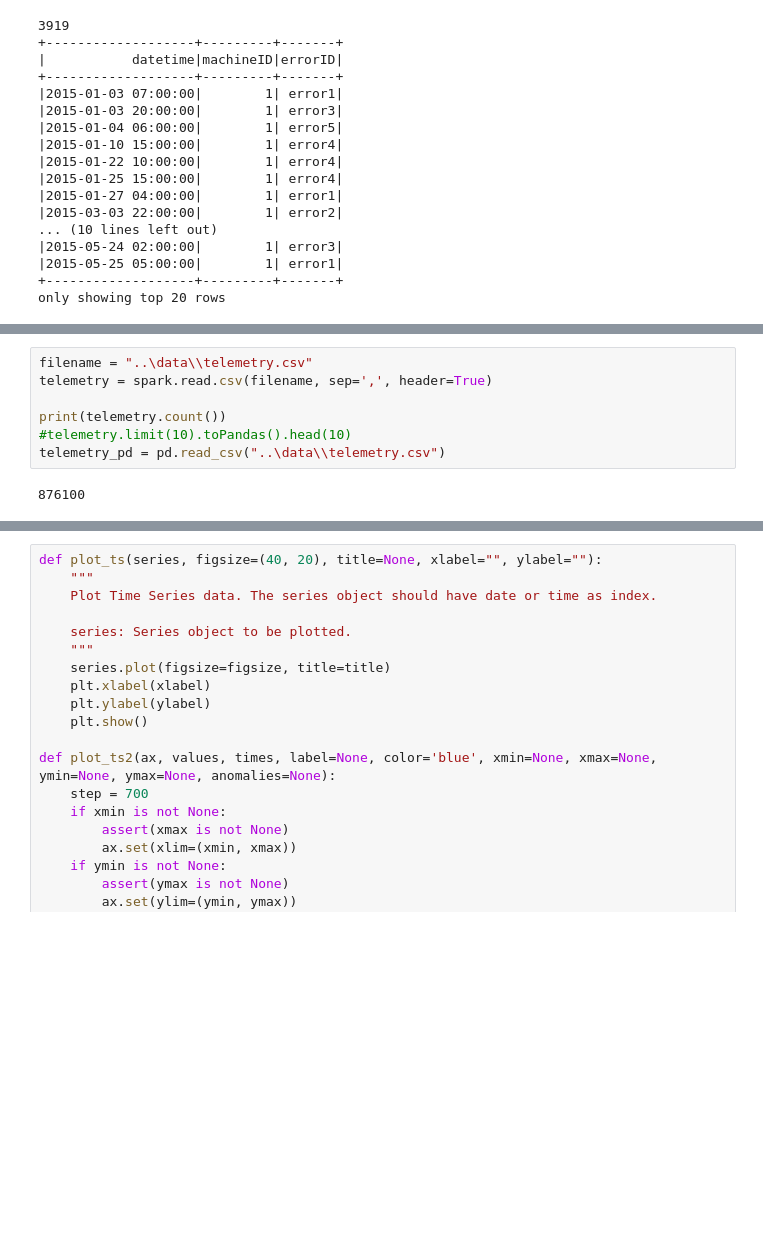
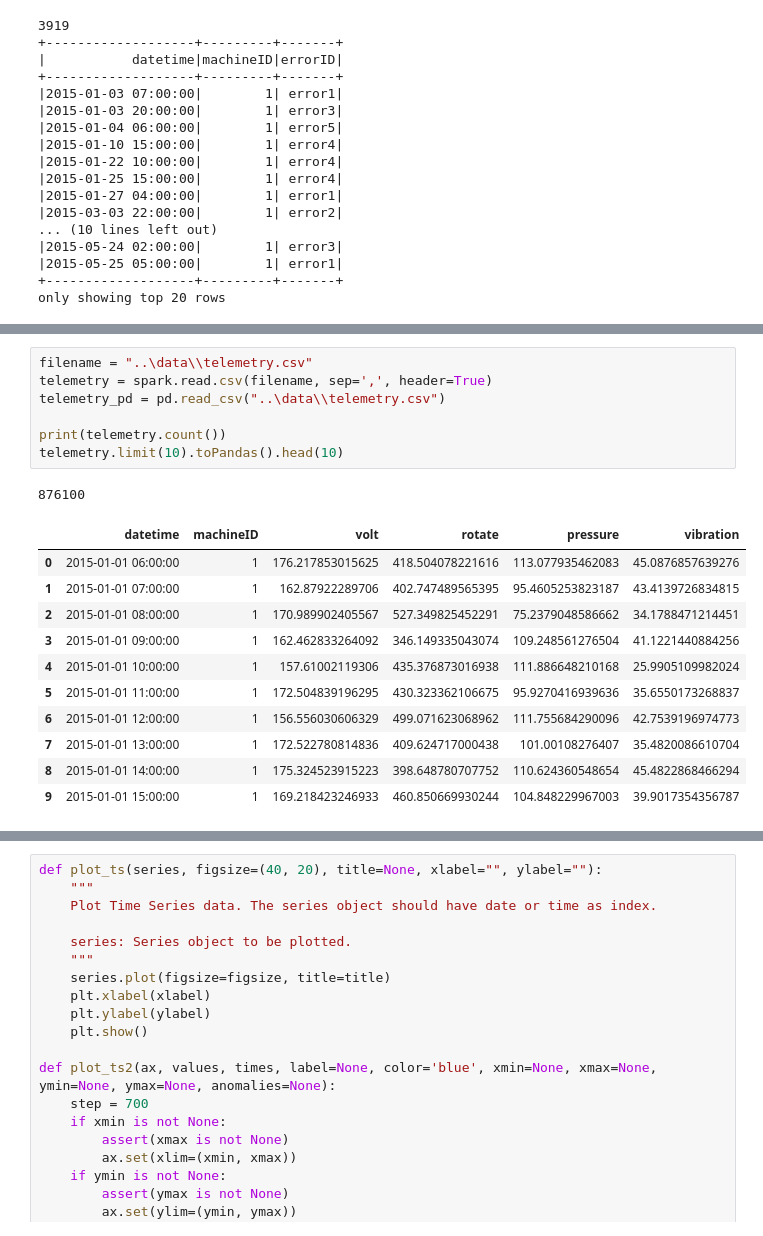
Before and after one commit to VisusAdAstra/Soen471, a Jupyter notebook: code/prototype.ipynb, the cells around one changed output, grey strips where cells are left out. Drawn from its saved outputs; the diff is of its cells as text; blank space fills up the shorter version.

```diff
--- a/code/prototype.ipynb
+++ b/code/prototype.ipynb
@@ -137,9 +138,20 @@ only showing top 20 rows
 # %%
 filename = "..\data\\telemetry.csv"
 telemetry = spark.read.csv(filename, sep=',', header=True)
+telemetry_pd = pd.read_csv("..\data\\telemetry.csv")
 
 print(telemetry.count())
-#telemetry.limit(10).toPandas().head(10)
-telemetry_pd = pd.read_csv("..\data\\telemetry.csv")
+telemetry.limit(10).toPandas().head(10)
 # %% [output]
 876100
+|  | datetime | machineID | volt | rotate | pressure | vibration |
+| 0 | 2015-01-01 06:00:00 | 1 | 176.217853015625 | 418.504078221616 | 113.077935462083 | 45.0876857639276 |
+| 1 | 2015-01-01 07:00:00 | 1 | 162.87922289706 | 402.747489565395 | 95.4605253823187 | 43.4139726834815 |
+| 2 | 2015-01-01 08:00:00 | 1 | 170.989902405567 | 527.349825452291 | 75.2379048586662 | 34.1788471214451 |
+| 3 | 2015-01-01 09:00:00 | 1 | 162.462833264092 | 346.149335043074 | 109.248561276504 | 41.1221440884256 |
+| 4 | 2015-01-01 10:00:00 | 1 | 157.61002119306 | 435.376873016938 | 111.886648210168 | 25.9905109982024 |
+| 5 | 2015-01-01 11:00:00 | 1 | 172.504839196295 | 430.323362106675 | 95.9270416939636 | 35.6550173268837 |
+| 6 | 2015-01-01 12:00:00 | 1 | 156.556030606329 | 499.071623068962 | 111.755684290096 | 42.7539196974773 |
+| 7 | 2015-01-01 13:00:00 | 1 | 172.522780814836 | 409.624717000438 | 101.00108276407 | 35.4820086610704 |
+| 8 | 2015-01-01 14:00:00 | 1 | 175.324523915223 | 398.648780707752 | 110.624360548654 | 45.4822868466294 |
+| 9 | 2015-01-01 15:00:00 | 1 | 169.218423246933 | 460.850669930244 | 104.848229967003 | 39.9017354356787 |
```
Also changed, not shown: parts of 19 cells of this notebook.
